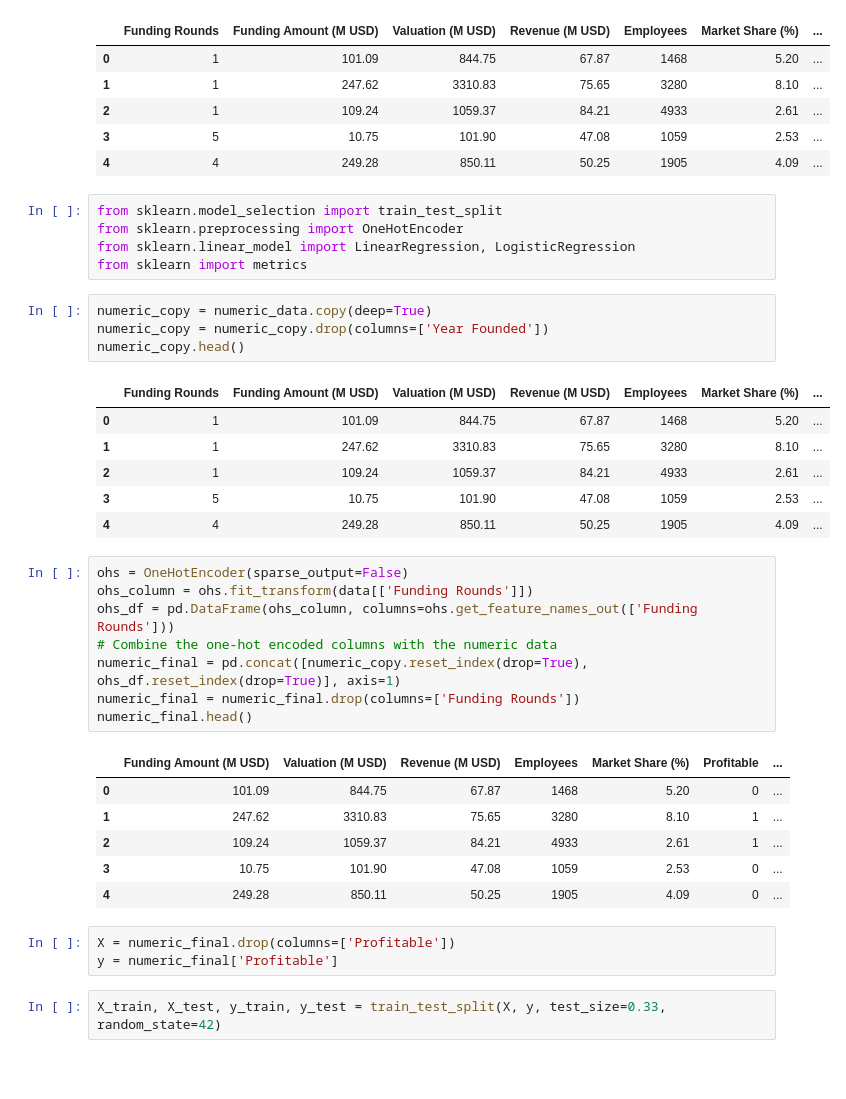
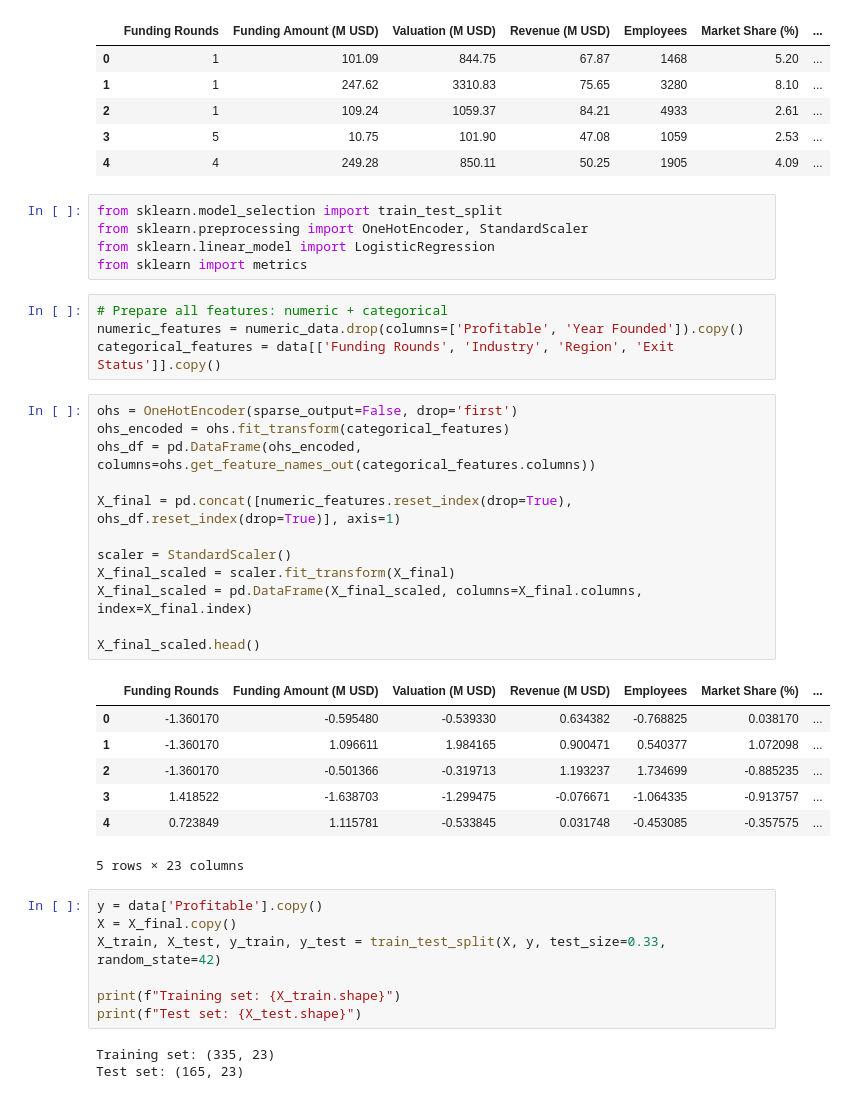
Before and after one commit to coDickerson/JCPproject, a Jupyter notebook: main.ipynb, the cells around one changed output. Saved outputs shown, nothing was run; the diff lists cells and outputs as text; blank space fills up the shorter version.

```diff
--- a/main.ipynb
+++ b/main.ipynb
@@ -93,38 +93,41 @@ numeric_data.head()
 | 4 | 4 | 249.28 | 850.11 | 50.25 | 1905 | 4.09 | ... |
 # %%
 from sklearn.model_selection import train_test_split
-from sklearn.preprocessing import OneHotEncoder
-from sklearn.linear_model import LinearRegression, LogisticRegression
+from sklearn.preprocessing import OneHotEncoder, StandardScaler
+from sklearn.linear_model import LogisticRegression
 from sklearn import metrics
 # %%
-numeric_copy = numeric_data.copy(deep=True)
-numeric_copy = numeric_copy.drop(columns=['Year Founded'])
-numeric_copy.head()
+# Prepare all features: numeric + categorical
+numeric_features = numeric_data.drop(columns=['Profitable', 'Year Founded']).copy()
+categorical_features = data[['Funding Rounds', 'Industry', 'Region', 'Exit Status']].copy()
-# %% [output]
-|  | Funding Rounds | Funding Amount (M USD) | Valuation (M USD) | Revenue (M USD) | Employees | Market Share (%) | ... |
-| 0 | 1 | 101.09 | 844.75 | 67.87 | 1468 | 5.20 | ... |
-| 1 | 1 | 247.62 | 3310.83 | 75.65 | 3280 | 8.10 | ... |
-| 2 | 1 | 109.24 | 1059.37 | 84.21 | 4933 | 2.61 | ... |
-| 3 | 5 | 10.75 | 101.90 | 47.08 | 1059 | 2.53 | ... |
-| 4 | 4 | 249.28 | 850.11 | 50.25 | 1905 | 4.09 | ... |
 # %%
-ohs = OneHotEncoder(sparse_output=False)
-ohs_column = ohs.fit_transform(data[['Funding Rounds']])
-ohs_df = pd.DataFrame(ohs_column, columns=ohs.get_feature_names_out(['Funding Rounds']))
-# Combine the one-hot encoded columns with the numeric data
-numeric_final = pd.concat([numeric_copy.reset_index(drop=True), ohs_df.reset_index(drop=True)], axis=1)
-numeric_final = numeric_final.drop(columns=['Funding Rounds'])
-numeric_final.head()
+ohs = OneHotEncoder(sparse_output=False, drop='first')
+ohs_encoded = ohs.fit_transform(categorical_features)
+ohs_df = pd.DataFrame(ohs_encoded, columns=ohs.get_feature_names_out(categorical_features.columns))
+
+X_final = pd.concat([numeric_features.reset_index(drop=True), ohs_df.reset_index(drop=True)], axis=1)
+
+scaler = StandardScaler()
+X_final_scaled = scaler.fit_transform(X_final)
+X_final_scaled = pd.DataFrame(X_final_scaled, columns=X_final.columns, index=X_final.index)
+
+X_final_scaled.head()
 # %% [output]
-|  | Funding Amount (M USD) | Valuation (M USD) | Revenue (M USD) | Employees | Market Share (%) | Profitable | ... |
-| 0 | 101.09 | 844.75 | 67.87 | 1468 | 5.20 | 0 | ... |
-| 1 | 247.62 | 3310.83 | 75.65 | 3280 | 8.10 | 1 | ... |
-| 2 | 109.24 | 1059.37 | 84.21 | 4933 | 2.61 | 1 | ... |
-| 3 | 10.75 | 101.90 | 47.08 | 1059 | 2.53 | 0 | ... |
-| 4 | 249.28 | 850.11 | 50.25 | 1905 | 4.09 | 0 | ... |
+|  | Funding Rounds | Funding Amount (M USD) | Valuation (M USD) | Revenue (M USD) | Employees | Market Share (%) | ... |
+| 0 | -1.360170 | -0.595480 | -0.539330 | 0.634382 | -0.768825 | 0.038170 | ... |
+| 1 | -1.360170 | 1.096611 | 1.984165 | 0.900471 | 0.540377 | 1.072098 | ... |
+| 2 | -1.360170 | -0.501366 | -0.319713 | 1.193237 | 1.734699 | -0.885235 | ... |
+| 3 | 1.418522 | -1.638703 | -1.299475 | -0.076671 | -1.064335 | -0.913757 | ... |
+| 4 | 0.723849 | 1.115781 | -0.533845 | 0.031748 | -0.453085 | -0.357575 | ... |
+5 rows × 23 columns
-# %%
-X = numeric_final.drop(columns=['Profitable'])
-y = numeric_final['Profitable']
 # %%
+y = data['Profitable'].copy()
+X = X_final.copy()
 X_train, X_test, y_train, y_test = train_test_split(X, y, test_size=0.33, random_state=42)
+
+print(f"Training set: {X_train.shape}")
+print(f"Test set: {X_test.shape}")
+# %% [output]
+Training set: (335, 23)
+Test set: (165, 23)
 # %%
```
Also changed, not shown: parts of 6 cells of this notebook.
